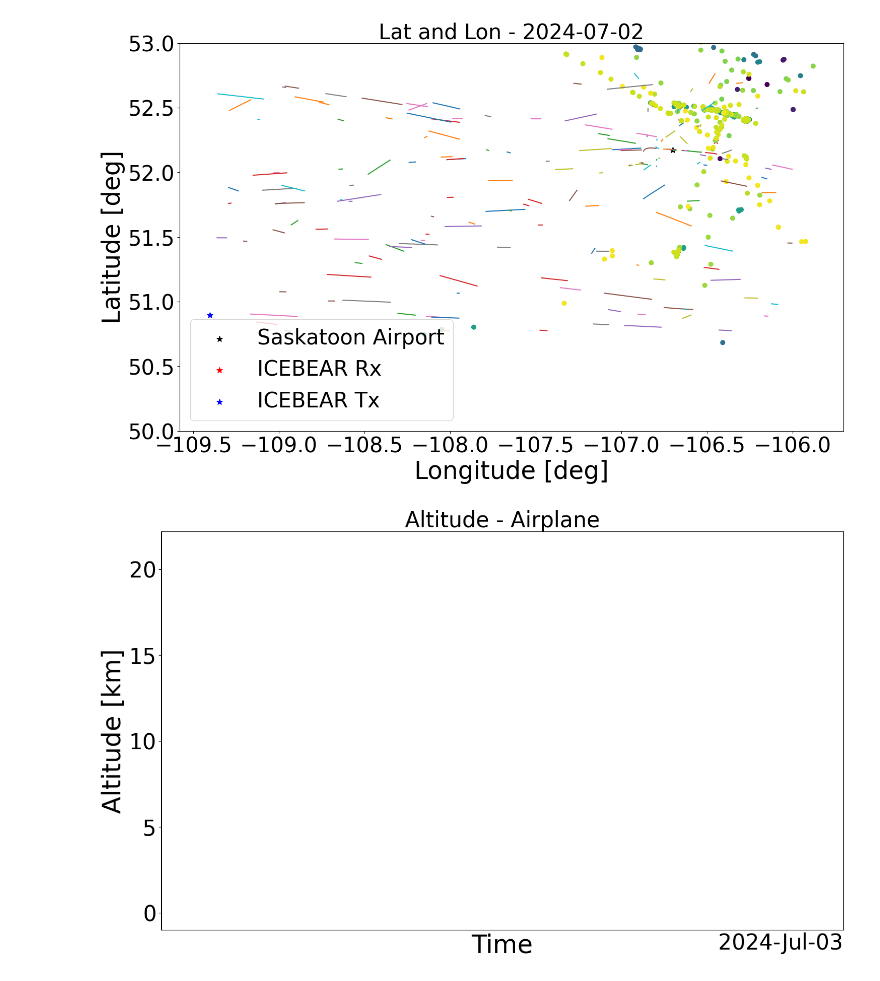
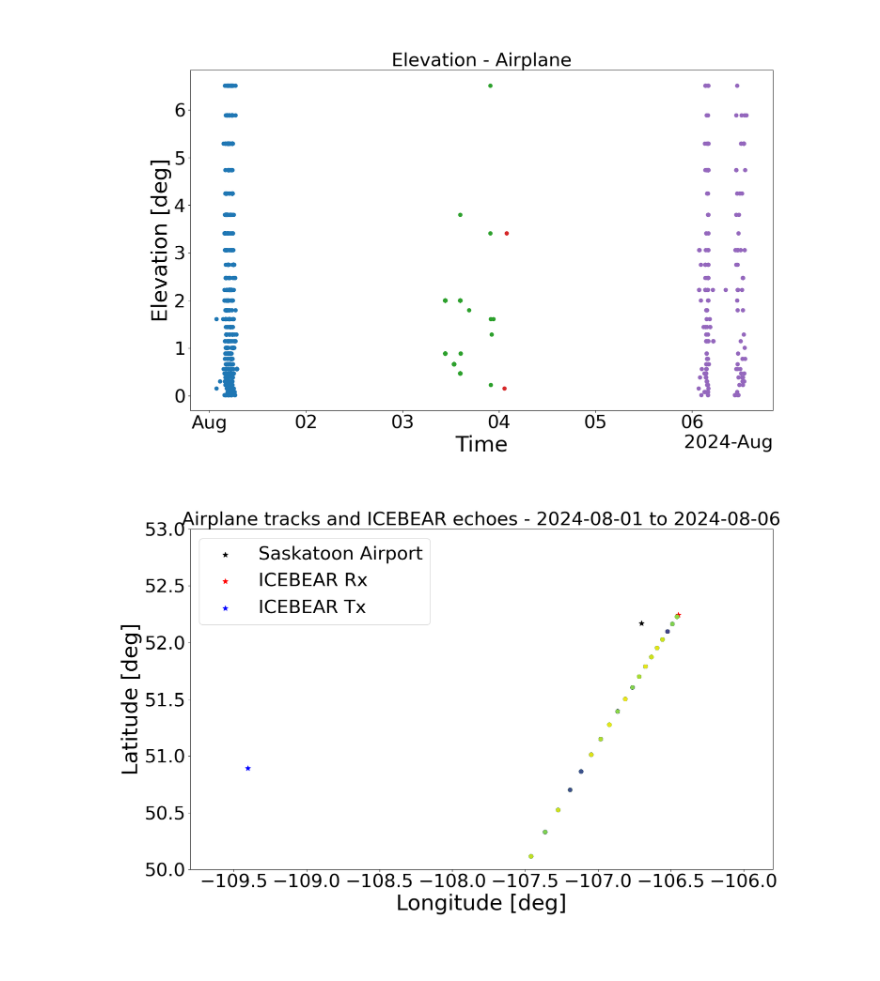
Before and after one commit to icebearcanada/airplane-process, a Jupyter notebook: airplane-code/compare_airplanes_to_icebear.ipynb, the cells around one changed output. Saved outputs shown, nothing was run; the diff lists cells and outputs as text; code cells hidden in the pictures; blank space fills up the shorter version.

Commit message:
no longer automatically download airplane database data

```diff
--- a/airplane-code/compare_airplanes_to_icebear.ipynb
+++ b/airplane-code/compare_airplanes_to_icebear.ipynb
@@ -38,24 +65,23 @@ bounds = (-109.375, 50.771, -106.0, 52.765) # west, south, east, north
 
 # get the level 2 files
 y = 2024
-m = 7
-d = 2
+m = 8
+d = 1
+n_days = 6 # how many days starting at and including d-day
 level2_files = [
-        f'/mnt/NAS/airplane-data/L2/{y}_{m:02d}_{d:02d}/ib3d_normal_swht_{y}_{m:02d}_{d:02d}_prelate_bakker.h5'
+        f'/mnt/NAS/airplane-data/L2-confined-proper/{y}_{m:02d}_{(d+i):02d}/ib3d_normal_swht_{y}_{m:02d}_{(d+i):02d}_prelate_bakker.h5'
+        for i in range(n_days)
         ]
 #level2_files = glob.glob(f'/mnt/NAS/airplane-data/L2/*/ib3d_normal_swht_20*.h5')
 # descriptor for this run
-descriptor = 'Airplane' #'No corrections on antennas 5 and 6'
+descriptor = 'Airplane'
 
 # set up vectorized timestamp converter
 vutcfromtimestamp = np.vectorize(datetime.datetime.utcfromtimestamp)
 
 # time interval of interest
-t_start = [2023,12,13,0,15,0]
-t_end   = [2023,12,13,0,18,0]
-
 t_start = [y,m,d,0,0,0]
-t_end   = [y,m,d,23,59,59]
+t_end   = [y,m,d+n_days-1,23,59,59]
 
 start_time = datetime.datetime(t_start[0], t_start[1], t_start[2], t_start[3], t_start[4], t_start[5])
 end_time = datetime.datetime(t_end[0], t_end[1], t_end[2], t_end[3], t_end[4], t_end[5])
@@ -67,15 +93,16 @@ formatter = mdates.ConciseDateFormatter(locator)
 fig_ll, ax_ll = plt.subplots()
 fig_ll.set_size_inches(fig_width_inches, fig_height_inches)
 ax_ll.set_ylabel('Latitude [deg]')
-ax_ll.set_ylim([50, 53])
 ax_ll.set_xlabel('Longitude [deg]')
-ax_ll.set_title(f'Lat and Lon - {start_time.strftime("%Y-%m-%d")}' )
+ax_ll.set_title(f'Airplane tracks and ICEBEAR echoes - {start_time.strftime("%Y-%m-%d")} to {end_time.strftime("%Y-%m-%d")}')
 stoon_airport = [52.17145, -106.70039]
 icebear_rx = [52.24393, -106.45025]
 icebear_tx = [50.89335, -109.40317]
 ax_ll.scatter(stoon_airport[1], stoon_airport[0], marker='*', c='black', s=70)
 ax_ll.scatter(icebear_rx[1], icebear_rx[0], marker='*', c='r', s=70)
 ax_ll.scatter(icebear_tx[1], icebear_tx[0], marker='*', c='b', s=70)
+ax_ll.set_xlim([-109.8, -105.8])
+ax_ll.set_ylim([50, 53])
 ax_ll.legend(['Saskatoon Airport','ICEBEAR Rx','ICEBEAR Tx'])
 
 fig_alt, ax_alt = plt.subplots()
@@ -103,9 +130,13 @@ ax_el.set_title(f'Elevation - {descriptor}')
 ax_el.xaxis.set_major_locator(locator)
 ax_el.xaxis.set_major_formatter(formatter)
 
+
 for file in level2_files:
     print(file)
-    f = h5py.File(file)
+    try:
+        f = h5py.File(file)
+    except Exception:
+        continue
     altitude = f['data']['altitude'][:]
     azimuth = f['data']['azimuth'][:]
     doppler_shift = f['data']['doppler_shift'][:]
@@ -117,12 +148,15 @@ for file in level2_files:
     snr_db = f['data']['snr_db'][:]
     time = f['data']['time'][:]
     utc_time = vutcfromtimestamp(time)
+
+    forbidden_days = [5, 15, 26]
+    if utc_time[0].day in forbidden_days:
+        continue
+
     time_filter = (utc_time < end_time) & (utc_time > start_time)
-    elevation_filter = elevation < 20
-    altitude_filter = altitude < 20
-    range_filter = rf_distance < 400
-    time_filter = time_filter & range_filter & elevation_filter & altitude_filter
-
+    print(rf_distance[time_filter])
+    #range_filter = (rf_distance < 310) & (rf_distance > 285)
+    #time_filter = time_filter & range_filter
 
     # plot lat/lon
     ax_ll.scatter(longitude[time_filter], latitude[time_filter], c=time[time_filter])
@@ -134,35 +168,5 @@ for file in level2_files:
     ax_az.scatter(utc_time[time_filter], azimuth[time_filter])
     ax_el.scatter(utc_time[time_filter], elevation[time_filter])
 
-    airplane_start = utc_time[time_filter][0]
-    aircrafts_dbs = []
-    for j in range(utc_time[time_filter].shape[0] - 1):
-        this_timestamp = utc_time[time_filter][j]
-        next_timestamp = utc_time[time_filter][j+1]
-        if next_timestamp - this_timestamp >= datetime.timedelta(minutes=1): # if we are going to move onto another airplane
-            airplane_end = this_timestamp
-
-            # get aircraft data for the airplane timeframe
-            aircrafts_db = opensky.history(
-                                airplane_start,
-                                airplane_end,
-                                bounds=bounds)
-            aircrafts_dbs.append(aircrafts_db)
-
-            airplane_start = next_timestamp
-
-
-# plot
-
-# aircraft tracks
-for aircrafts_db in aircrafts_dbs:
-    try:
-        for i in range(len(aircrafts_db)):
-            ax_ll.plot(aircrafts_db[i].data.longitude, aircrafts_db[i].data.latitude)
-            ax_alt.scatter(aircrafts_db[i].data.timestamp, aircrafts_db[i].data.altitude / 3.281 / 1000)
-    except:
-        continue
-
-
 plt.show()
 # %% [output]
@@ -187,2 +190,2 @@ FINISHED: : 100% [00:00, 135%/s]
-[figure, old version]
+[figure, new version]
-[figure, old version]
+[figure, new version]
```
Also changed, not shown: parts of 12 cells of this notebook.
